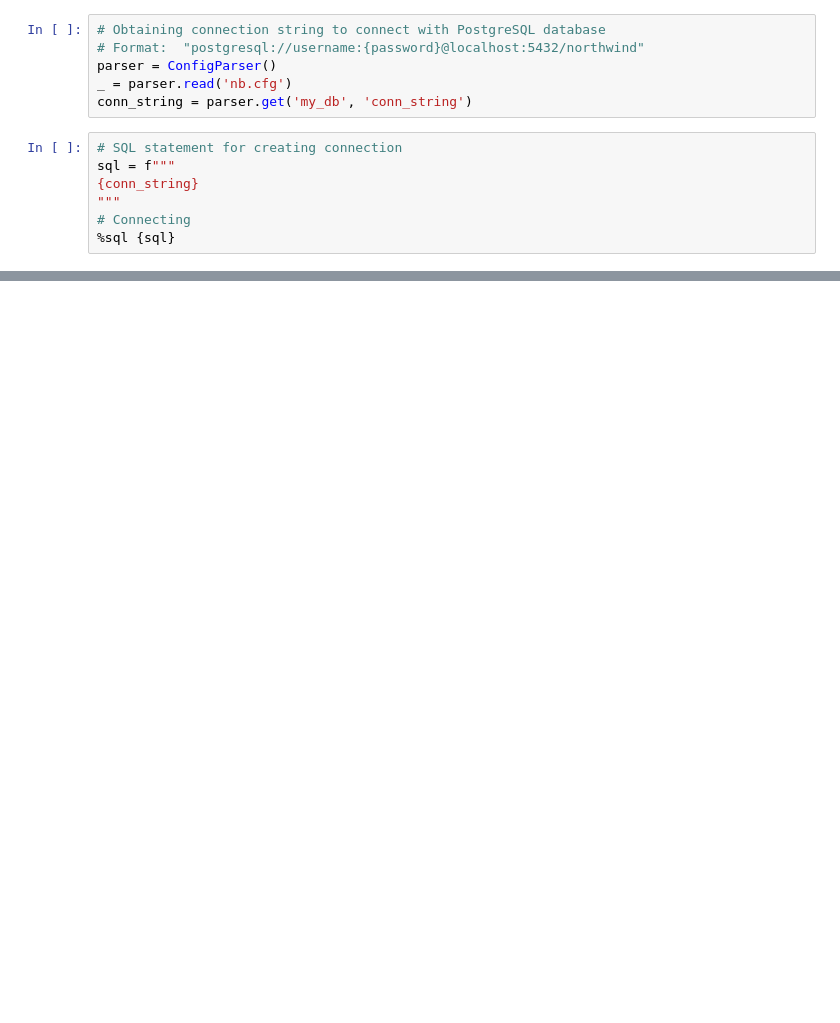
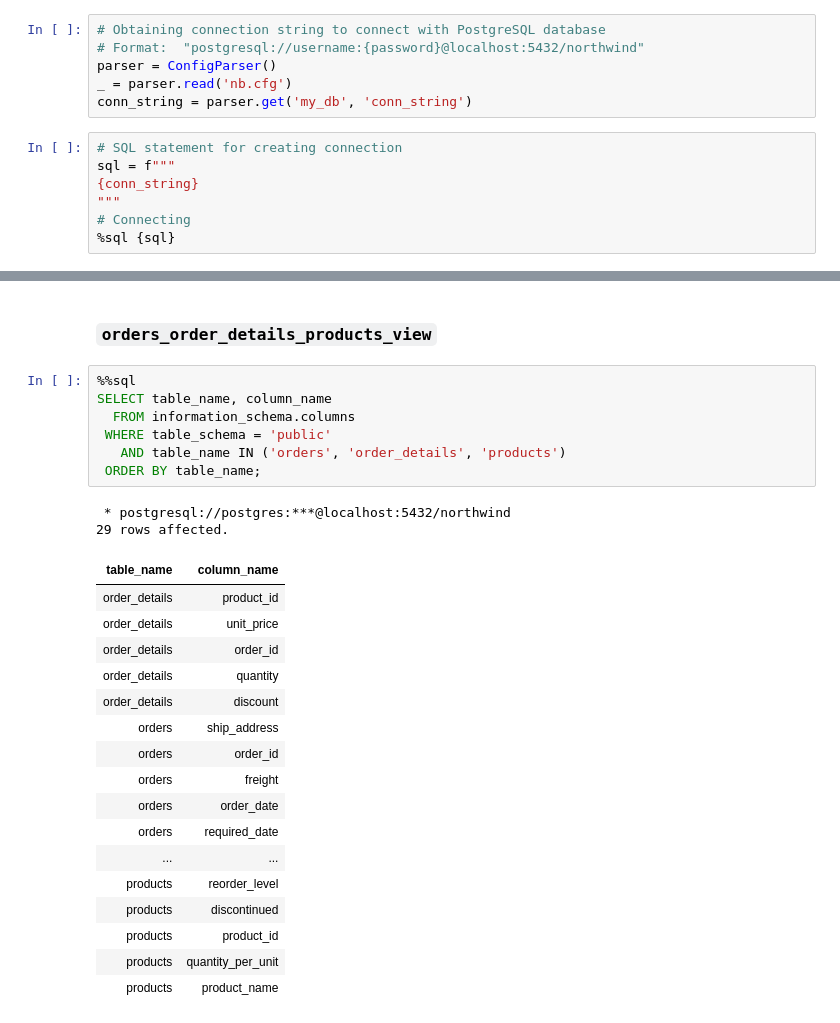
Before and after one commit to teresahanak/northwind_traders_sql_window_functions, a Jupyter notebook: northwind.ipynb, the cells around one changed output, grey strips where cells are left out. Saved outputs shown, nothing was run; the diff lists cells and outputs as text; blank space fills up the shorter version.

```diff
--- a/northwind.ipynb
+++ b/northwind.ipynb
@@ -29,0 +190,29 @@ sql = f"""
+# %% [markdown]
+### `orders_order_details_products_view`
+# %%
+%%sql
+SELECT table_name, column_name
+  FROM information_schema.columns
+ WHERE table_schema = 'public'
+   AND table_name IN ('orders', 'order_details', 'products')
+ ORDER BY table_name;
+# %% [output]
+ * postgresql://postgres:***@localhost:5432/northwind
+29 rows affected.
+| table_name | column_name |
+| order_details | product_id |
+| order_details | unit_price |
+| order_details | order_id |
+| order_details | quantity |
+| order_details | discount |
+| orders | ship_address |
+| orders | order_id |
+| orders | freight |
+| orders | order_date |
+| orders | required_date |
+| ... | ... |
+| products | reorder_level |
+| products | discontinued |
+| products | product_id |
+| products | quantity_per_unit |
+| products | product_name |
```
Also changed, not shown: parts of 32 cells of this notebook.
